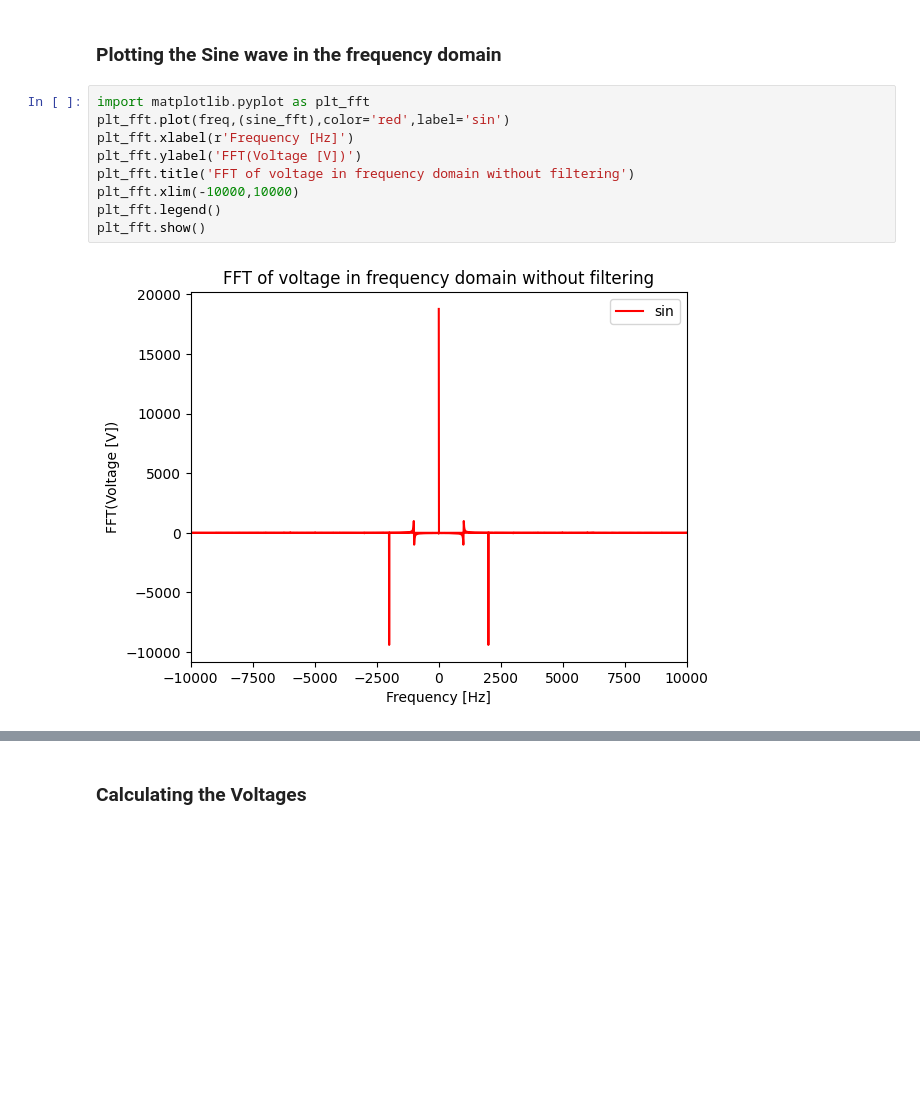
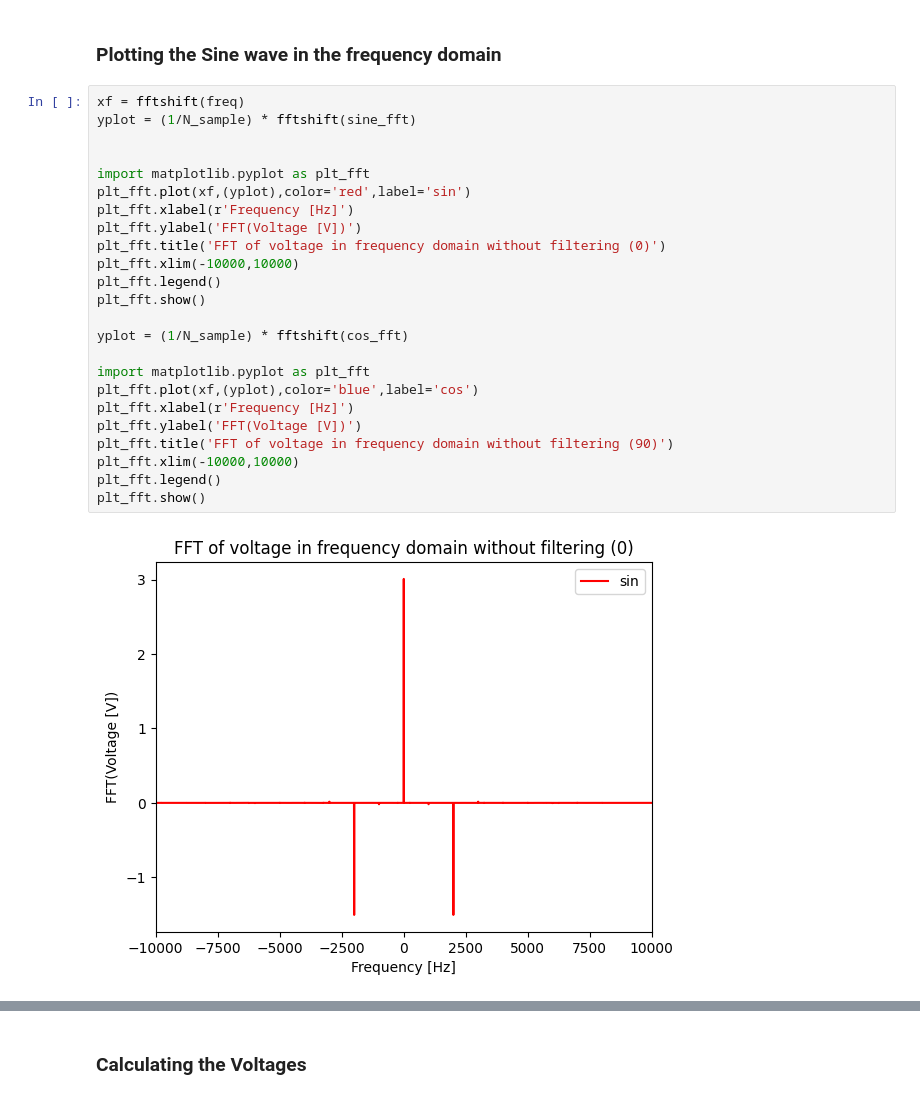
Before and after one commit to AdhilshaA/Lockin_expeyes, a Jupyter notebook: codes/process.ipynb, the cells around one changed output, grey strips where cells are left out. Cells and saved outputs as stored; diff of their text form; blank space fills up the shorter version.

```diff
--- a/codes/process.ipynb
+++ b/codes/process.ipynb
@@ -91,13 +100,28 @@ cos_fft=fft(v_pm_cos)
 # %% [markdown]
 ### Plotting the Sine wave in the frequency domain
 # %%
+xf = fftshift(freq)
+yplot = (1/N_sample) * fftshift(sine_fft)
+
+
 import matplotlib.pyplot as plt_fft
-plt_fft.plot(freq,(sine_fft),color='red',label='sin')
+plt_fft.plot(xf,(yplot),color='red',label='sin')
 plt_fft.xlabel(r'Frequency [Hz]')
 plt_fft.ylabel('FFT(Voltage [V])')
-plt_fft.title('FFT of voltage in frequency domain without filtering')
+plt_fft.title('FFT of voltage in frequency domain without filtering (0)')
 plt_fft.xlim(-10000,10000)
 plt_fft.legend()
 plt_fft.show()
+
+yplot = (1/N_sample) * fftshift(cos_fft)
+
+import matplotlib.pyplot as plt_fft
+plt_fft.plot(xf,(yplot),color='blue',label='cos')
+plt_fft.xlabel(r'Frequency [Hz]')
+plt_fft.ylabel('FFT(Voltage [V])')
+plt_fft.title('FFT of voltage in frequency domain without filtering (90)')
+plt_fft.xlim(-10000,10000)
+plt_fft.legend()
+plt_fft.show()
 # %% [output]
-[figure, old version]
+[figure, new version]
```
Also changed, not shown: parts of 7 cells of this notebook, 6 other files.
